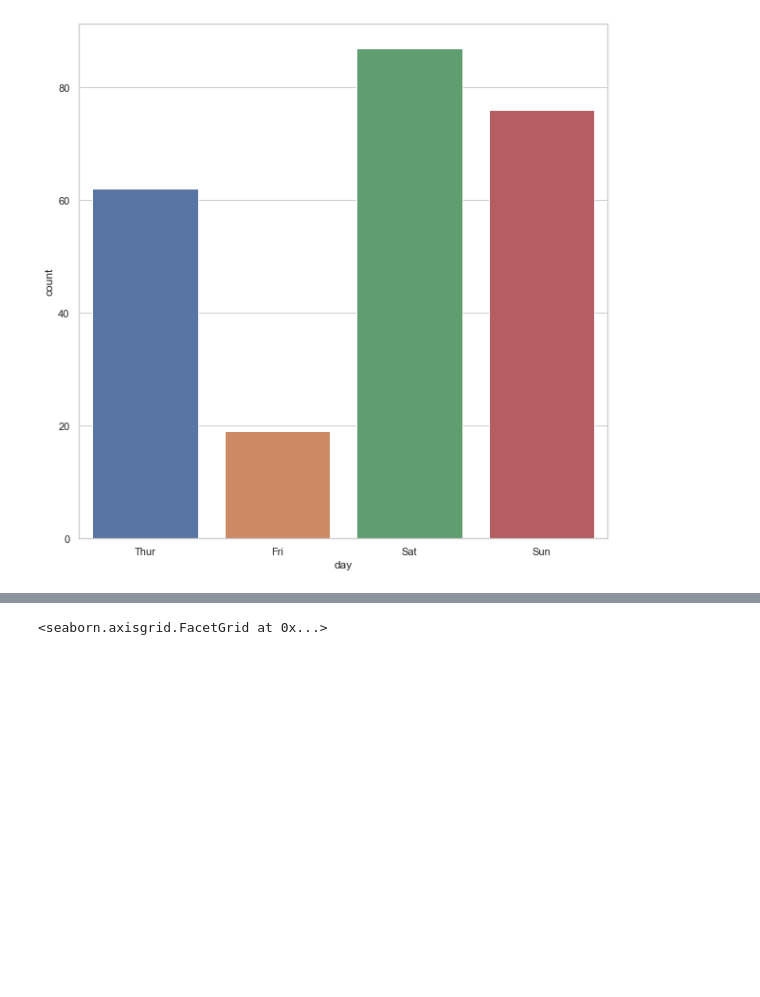
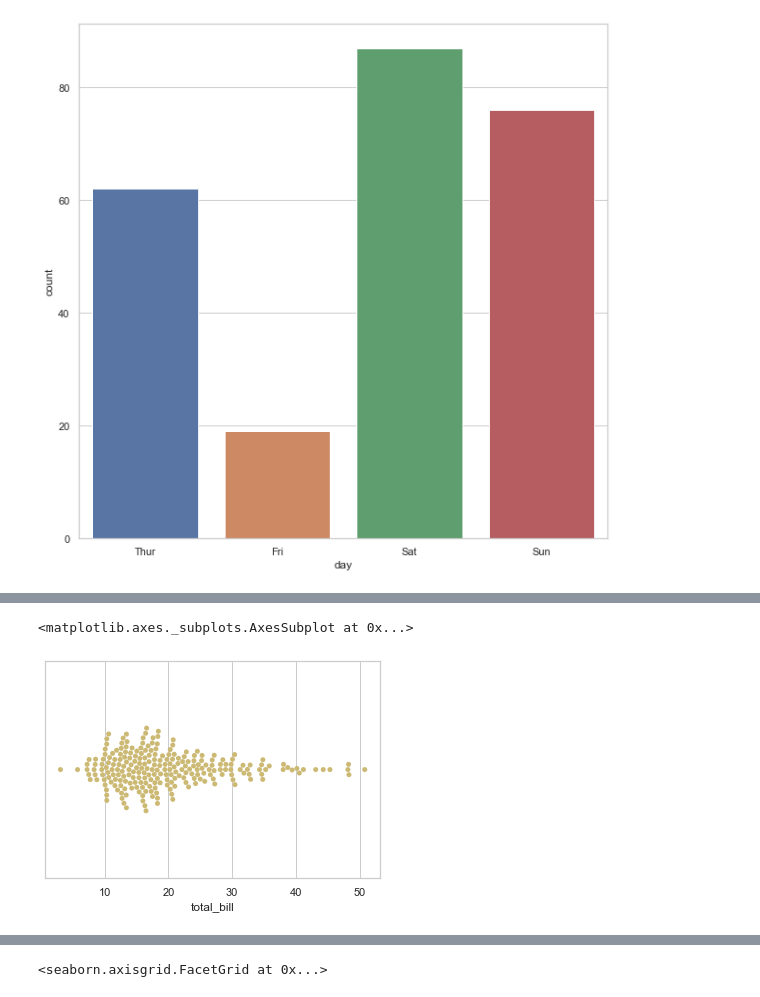
Before and after one commit to garycunningham89/fundamentalsdataanalysis, a Jupyter notebook: Fundamentals of Data Analysis.ipynb, the cells around one changed output, grey strips where cells are left out. Drawn from its saved outputs; the diff is of its cells as text; code cells hidden in the pictures; blank space fills up the shorter version.

```diff
--- a/Fundamentals of Data Analysis.ipynb
+++ b/Fundamentals of Data Analysis.ipynb
@@ -342,0 +349,6 @@ Sun    76 AxesSubplot(0.125,0.125;0.775x0.755)
+# %%
+#swarm plot showing the total_bill column in the tips dataset
+sns.swarmplot(x = "total_bill", data=tips, color= 'y')
+# %% [output]
+<matplotlib.axes._subplots.AxesSubplot at 0x...>
+[figure, added]
```
Also changed, not shown: parts of 38 cells of this notebook, 1 other file.
